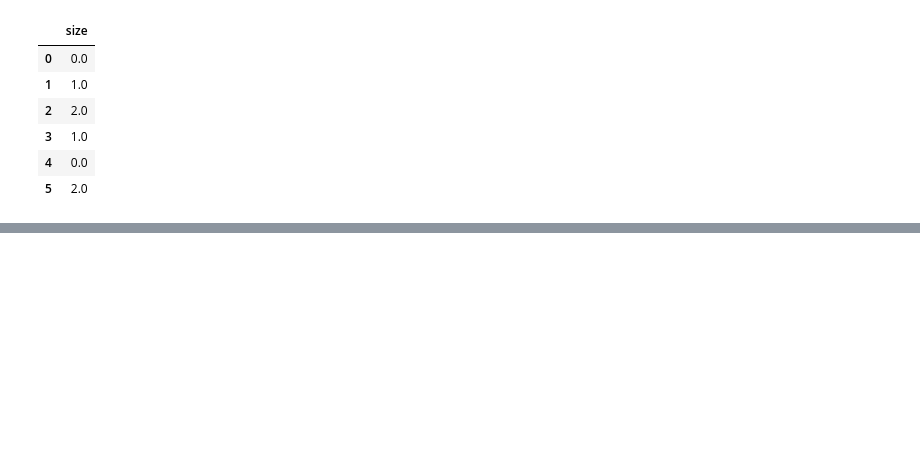
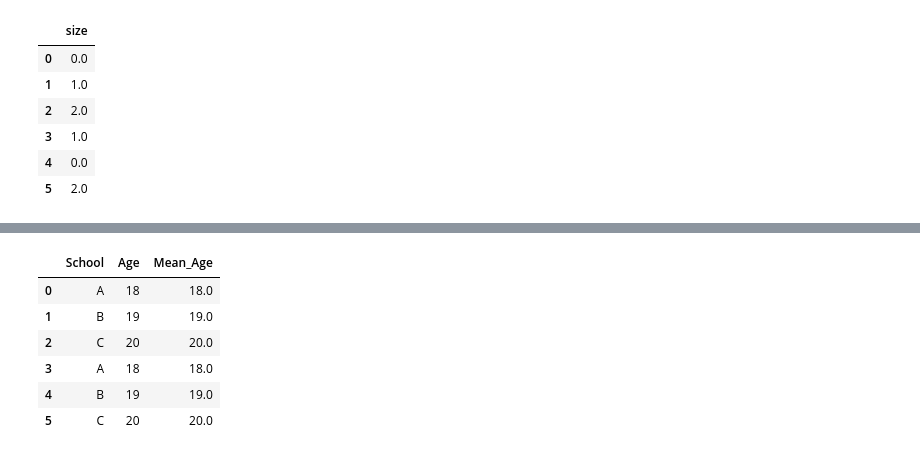
Before and after one commit to harshs-data/Exploratory-Data-Analysis, a Jupyter notebook: Data_encoding.ipynb, the cells around one changed output, grey strips where cells are left out. Cells and saved outputs as stored; diff of their text form; code cells hidden in the pictures; blank space fills up the shorter version.

```diff
--- a/Data_encoding.ipynb
+++ b/Data_encoding.ipynb
@@ -179,3 +179,12 @@ encoded_df
 | 3 | 1.0 |
 | 4 | 0.0 |
 | 5 | 2.0 |
+# %%
+import pandas as pd
+data = {
+    'School': ['A', 'B', 'C', 'A', 'B', 'C'],
+    'Age': [18, 19, 20, 18, 19, 20]
+}
+# %%
+df = pd.DataFrame(data)
+df
@@ -181,0 +208,12 @@ encoded_df
+# %%
+mean_encoded = df['School'].map(df.groupby('School')['Age'].mean())
+df['Mean_Age'] = mean_encoded
+df
+# %% [output]
+|  | School | Age | Mean_Age |
+| 0 | A | 18 | 18.0 |
+| 1 | B | 19 | 19.0 |
+| 2 | C | 20 | 20.0 |
+| 3 | A | 18 | 18.0 |
+| 4 | B | 19 | 19.0 |
+| 5 | C | 20 | 20.0 |
```
Also changed, not shown: parts of 2 cells of this notebook.
